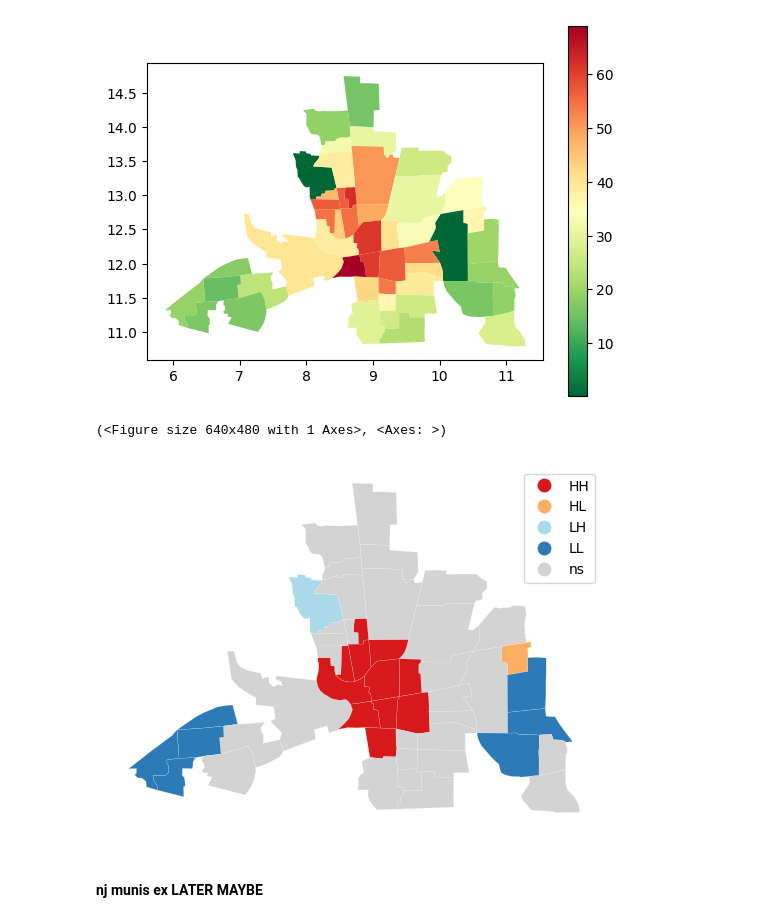
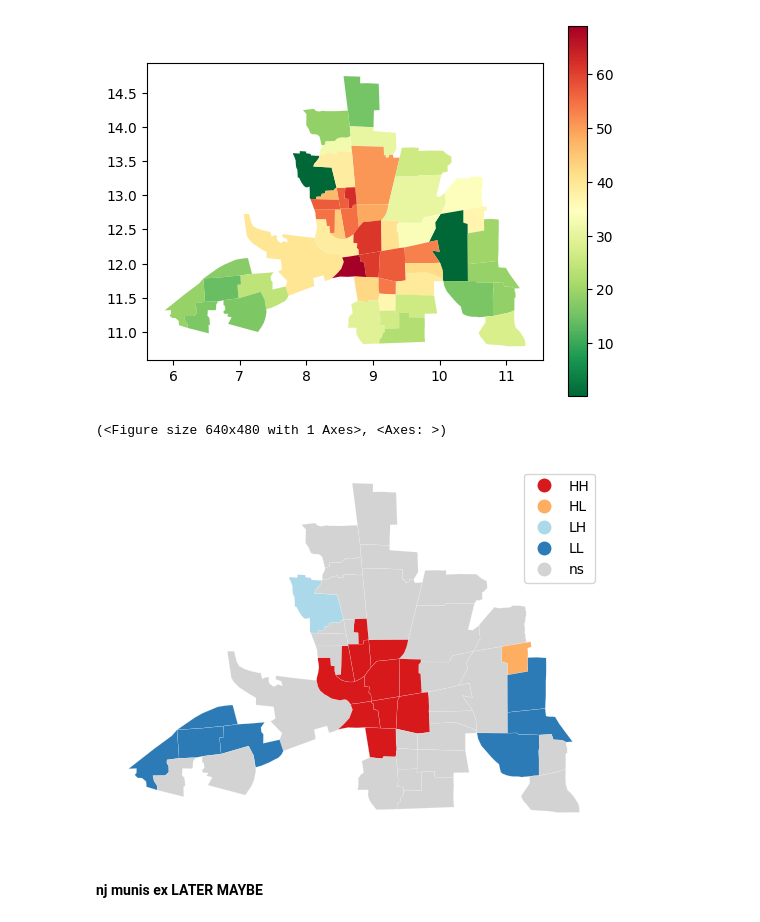
Before and after one commit to theaok/gisPy, a Jupyter notebook: geoda.ipynb, the cells around one changed output. Saved outputs shown, nothing was run; the diff lists cells and outputs as text; code cells hidden in the pictures.

```diff
--- a/geoda.ipynb
+++ b/geoda.ipynb
@@ -271,10 +271,11 @@ col.plot(column='CRIME',legend=True,cmap='RdYlGn_r')
 [figure]
 # %%
 from splot import esda as esdaplot
+lisa = esda.Moran_Local(col['CRIME'], contiguity_r)
 esdaplot.lisa_cluster(lisa,col)
 # %% [output]
 (<Figure size 640x480 with 1 Axes>, <Axes: >)
-[figure, old version]
+[figure, new version]
 # %%
 #again projection is off
 
```
Also changed, not shown: parts of 4 cells of this notebook.
